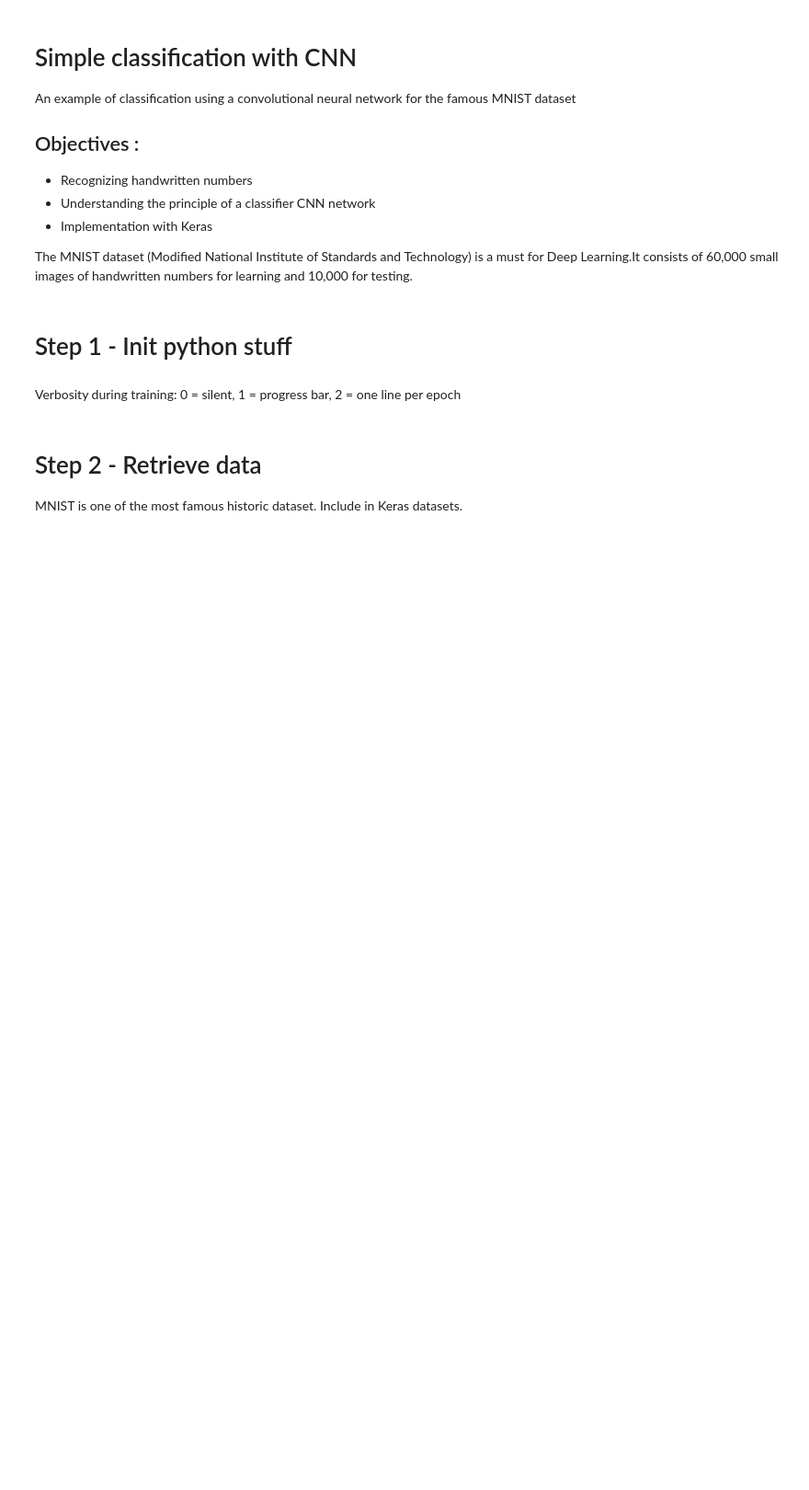
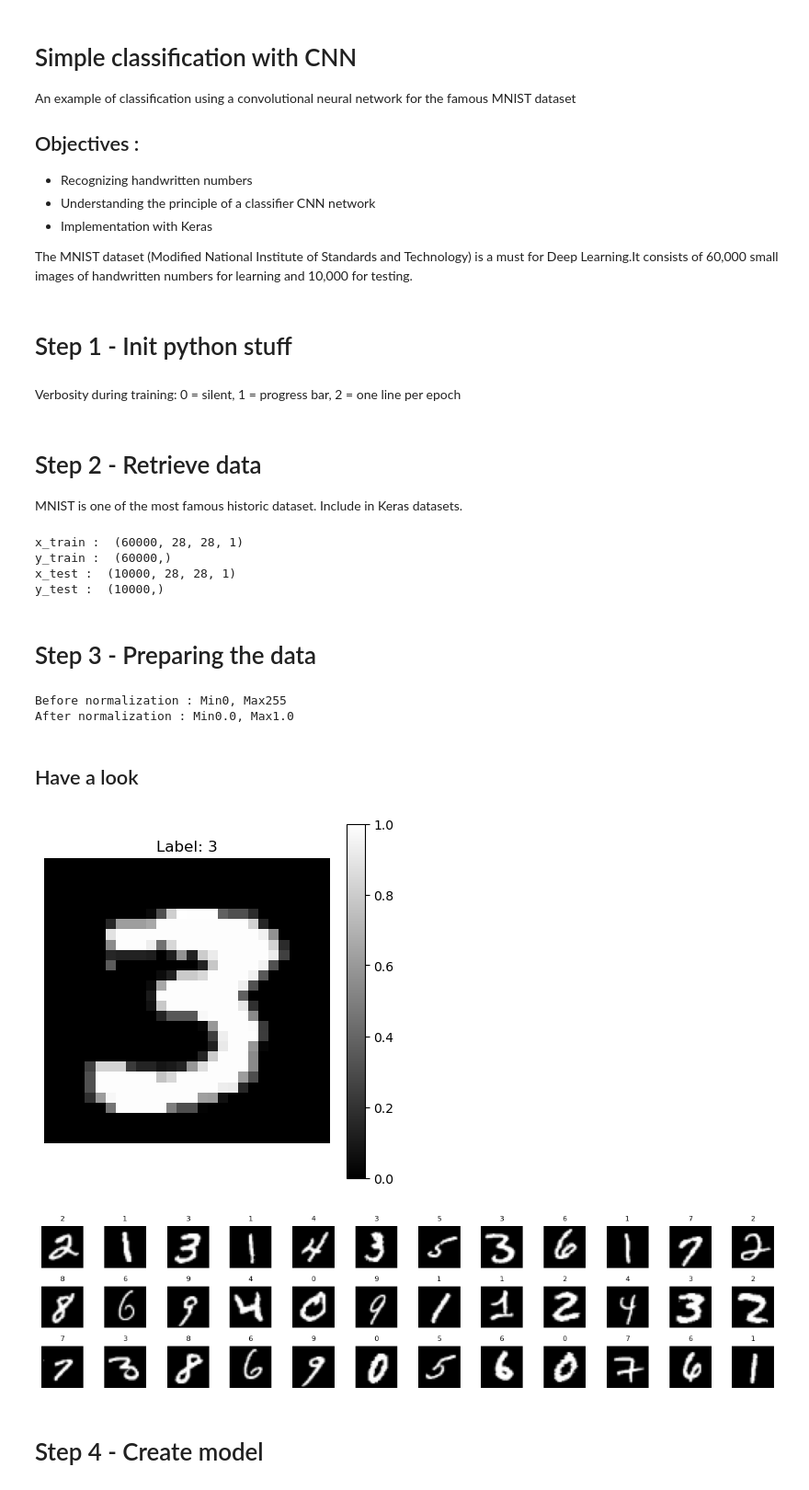
Before and after one commit to JulesUSG15/MNIST, a Jupyter notebook: MNIST_cnn.ipynb, the cells around one changed output. Shown at 92% size. Drawn from its saved outputs; the diff is of its cells as text; code cells hidden in the pictures; blank space fills up the shorter version.

```diff
--- a/MNIST_cnn.ipynb
+++ b/MNIST_cnn.ipynb
@@ -34,0 +34,69 @@ x_train = x_train /zs
+# %%
+(x_train, y_train), (x_test, y_test) = keras.datasets.mnist.load_data()
+
+x_train = x_train.reshape(-1, 28, 28, 1)
+x_test = x_test.reshape(-1, 28, 28, 1)
+
+print("x_train : ", x_train.shape)
+print("y_train : ", y_train.shape)
+print("x_test : ", x_test.shape)
+print("y_test : ", y_test.shape)
+# %% [output]
+x_train :  (60000, 28, 28, 1)
+y_train :  (60000,)
+x_test :  (10000, 28, 28, 1)
+y_test :  (10000,)
+# %% [markdown]
+# Step 3 - Preparing the data
+# %%
+print('Before normalization : Min{}, Max{}'.format(x_train.min(), x_train.max()))
+
+xmax = x_train.max()
+x_train = x_train / xmax
+x_test = x_test / xmax
+
+print('After normalization : Min{}, Max{}'.format(x_train.min(), x_train.max()))
+# %% [output]
+Before normalization : Min0, Max255
+After normalization : Min0.0, Max1.0
+# %% [markdown]
+## Have a look
+# %%
+image = x_train[27]
+label = y_train[27]
+
+# Création de la figure
+plt.figure(figsize=(5, 5))
+plt.imshow(image, cmap='gray')
+plt.colorbar()
+plt.title(f'Label: {label}')
+plt.axis('off')
+
+plt.show()
+
+indices = range(5, 41)
+images = x_train[indices]
+labels = y_train[indices]
+
+columns = 12
+rows = len(indices) // columns + (1 if len(indices) % columns else 0)
+
+fig, axes = plt.subplots(rows, columns, figsize=(12, (rows * 12) / columns))
+axes = axes.flatten()
+
+for ax, img, label in zip(axes, images, labels):
+    ax.imshow(img, cmap='gray')
+    ax.set_title(f'{label}', fontsize=8)
+    ax.axis('off')
+
+for i in range(len(indices), len(axes)):
+    axes[i].axis('off')
+
+plt.tight_layout()
+
+plt.show()
+# %% [output]
+[figure, added]
+[figure, added]
+# %% [markdown]
+# Step 4 - Create model
```
Also changed, not shown: parts of 15 cells of this notebook, 2 other files.
